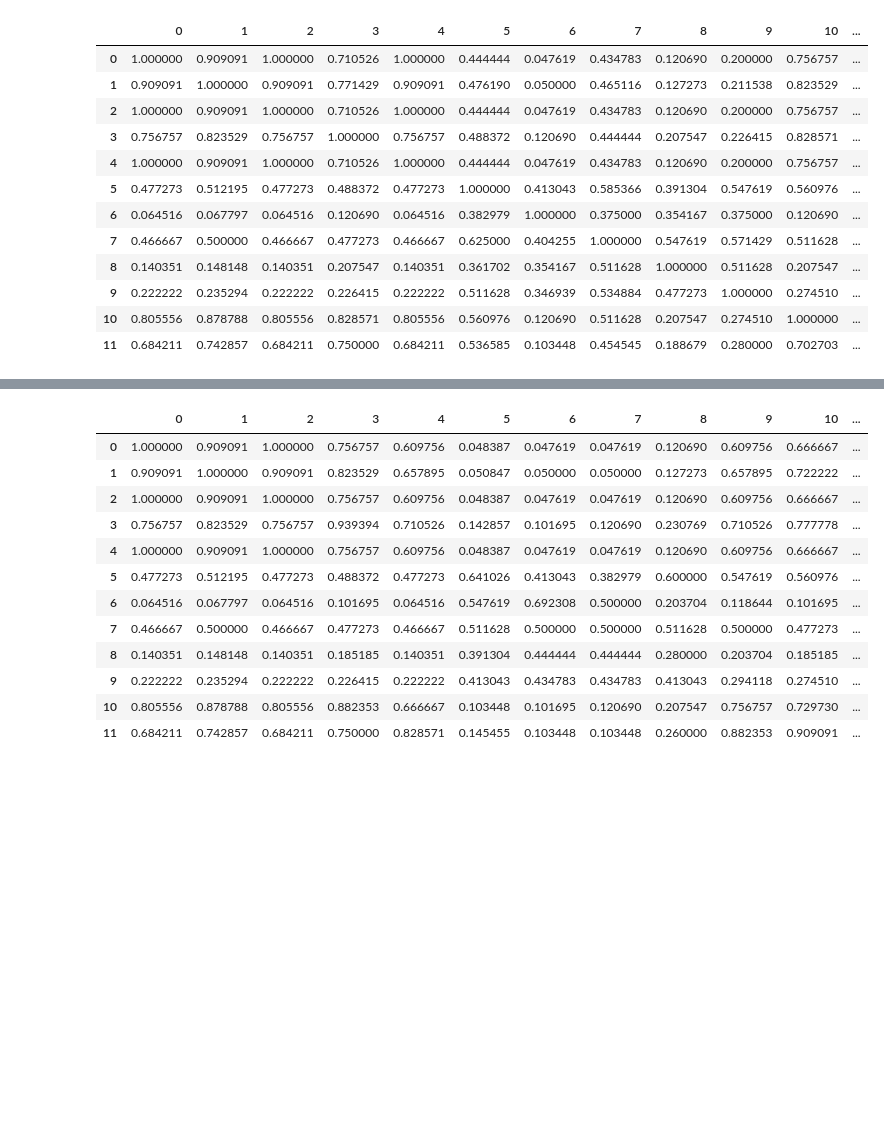
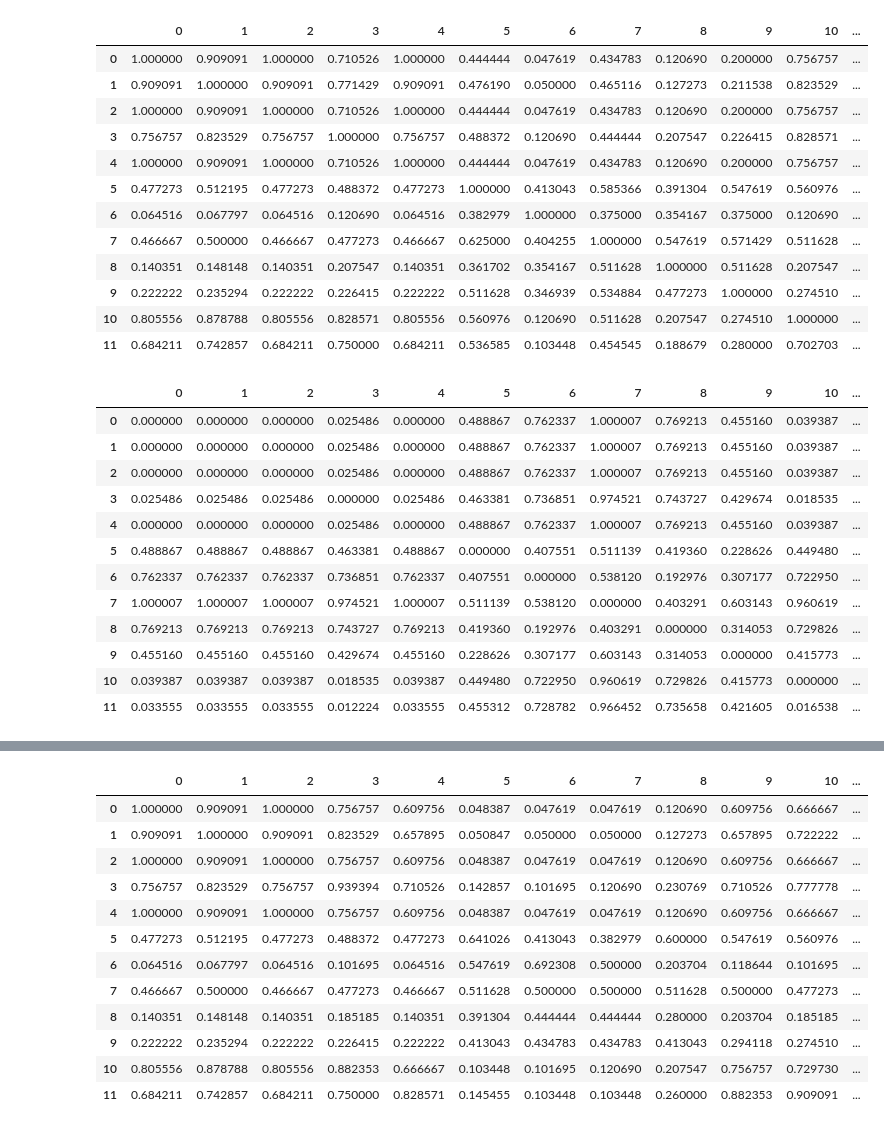
Before and after one commit to algoasylum/SatelliteImageAnalysis, a Jupyter notebook: GMM/jacc_rainfall.ipynb, the cells around one changed output, grey strips where cells are left out. Cells and saved outputs as stored; diff of their text form; code cells hidden in the pictures; blank space fills up the shorter version.

```diff
--- a/GMM/jacc_rainfall.ipynb
+++ b/GMM/jacc_rainfall.ipynb
@@ -171,3 +171,31 @@ s
 | 9 | 0.222222 | 0.235294 | 0.222222 | 0.226415 | 0.222222 | 0.511628 | 0.346939 | 0.534884 | 0.477273 | 1.000000 | 0.274510 | ... |
 | 10 | 0.805556 | 0.878788 | 0.805556 | 0.828571 | 0.805556 | 0.560976 | 0.120690 | 0.511628 | 0.207547 | 0.274510 | 1.000000 | ... |
 | 11 | 0.684211 | 0.742857 | 0.684211 | 0.750000 | 0.684211 | 0.536585 | 0.103448 | 0.454545 | 0.188679 | 0.280000 | 0.702703 | ... |
+# %%
+df19 = df[df.date.dt.year==2019]
+a = np.zeros(shape=(12, 12))
+for i in range(0,12):
+    for j in range(0,12):
+        dff = df19[df19.date.dt.month == i+1]
+        dfj = df19[df19.date.dt.month == j+1]
+        x = wasserstein_distance(dff.value,dfj.value)
+        a[i][j] = x
+dfww = pd.DataFrame(a)
+dfww = dfww / 0.014387
+cm = sns.light_palette("green", as_cmap=True)
+s = dfww.style.background_gradient(cmap=cm)
+s
+# %% [output]
+|  | 0 | 1 | 2 | 3 | 4 | 5 | 6 | 7 | 8 | 9 | 10 | ... |
+| 0 | 0.000000 | 0.000000 | 0.000000 | 0.025486 | 0.000000 | 0.488867 | 0.762337 | 1.000007 | 0.769213 | 0.455160 | 0.039387 | ... |
+| 1 | 0.000000 | 0.000000 | 0.000000 | 0.025486 | 0.000000 | 0.488867 | 0.762337 | 1.000007 | 0.769213 | 0.455160 | 0.039387 | ... |
+| 2 | 0.000000 | 0.000000 | 0.000000 | 0.025486 | 0.000000 | 0.488867 | 0.762337 | 1.000007 | 0.769213 | 0.455160 | 0.039387 | ... |
+| 3 | 0.025486 | 0.025486 | 0.025486 | 0.000000 | 0.025486 | 0.463381 | 0.736851 | 0.974521 | 0.743727 | 0.429674 | 0.018535 | ... |
+| 4 | 0.000000 | 0.000000 | 0.000000 | 0.025486 | 0.000000 | 0.488867 | 0.762337 | 1.000007 | 0.769213 | 0.455160 | 0.039387 | ... |
+| 5 | 0.488867 | 0.488867 | 0.488867 | 0.463381 | 0.488867 | 0.000000 | 0.407551 | 0.511139 | 0.419360 | 0.228626 | 0.449480 | ... |
+| 6 | 0.762337 | 0.762337 | 0.762337 | 0.736851 | 0.762337 | 0.407551 | 0.000000 | 0.538120 | 0.192976 | 0.307177 | 0.722950 | ... |
+| 7 | 1.000007 | 1.000007 | 1.000007 | 0.974521 | 1.000007 | 0.511139 | 0.538120 | 0.000000 | 0.403291 | 0.603143 | 0.960619 | ... |
+| 8 | 0.769213 | 0.769213 | 0.769213 | 0.743727 | 0.769213 | 0.419360 | 0.192976 | 0.403291 | 0.000000 | 0.314053 | 0.729826 | ... |
+| 9 | 0.455160 | 0.455160 | 0.455160 | 0.429674 | 0.455160 | 0.228626 | 0.307177 | 0.603143 | 0.314053 | 0.000000 | 0.415773 | ... |
+| 10 | 0.039387 | 0.039387 | 0.039387 | 0.018535 | 0.039387 | 0.449480 | 0.722950 | 0.960619 | 0.729826 | 0.415773 | 0.000000 | ... |
+| 11 | 0.033555 | 0.033555 | 0.033555 | 0.012224 | 0.033555 | 0.455312 | 0.728782 | 0.966452 | 0.735658 | 0.421605 | 0.016538 | ... |
```
Also changed, not shown: parts of 2 cells of this notebook, 4 other files.
